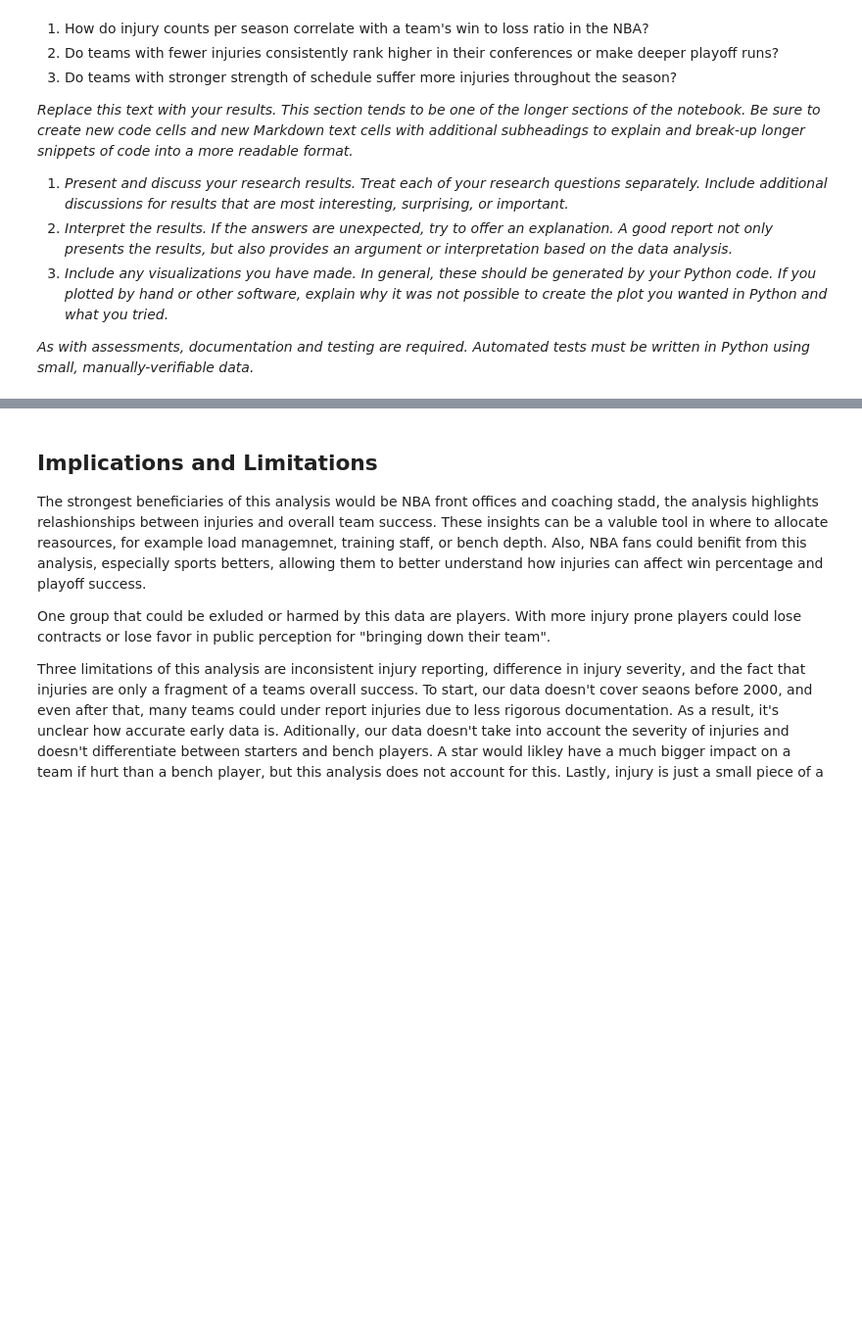
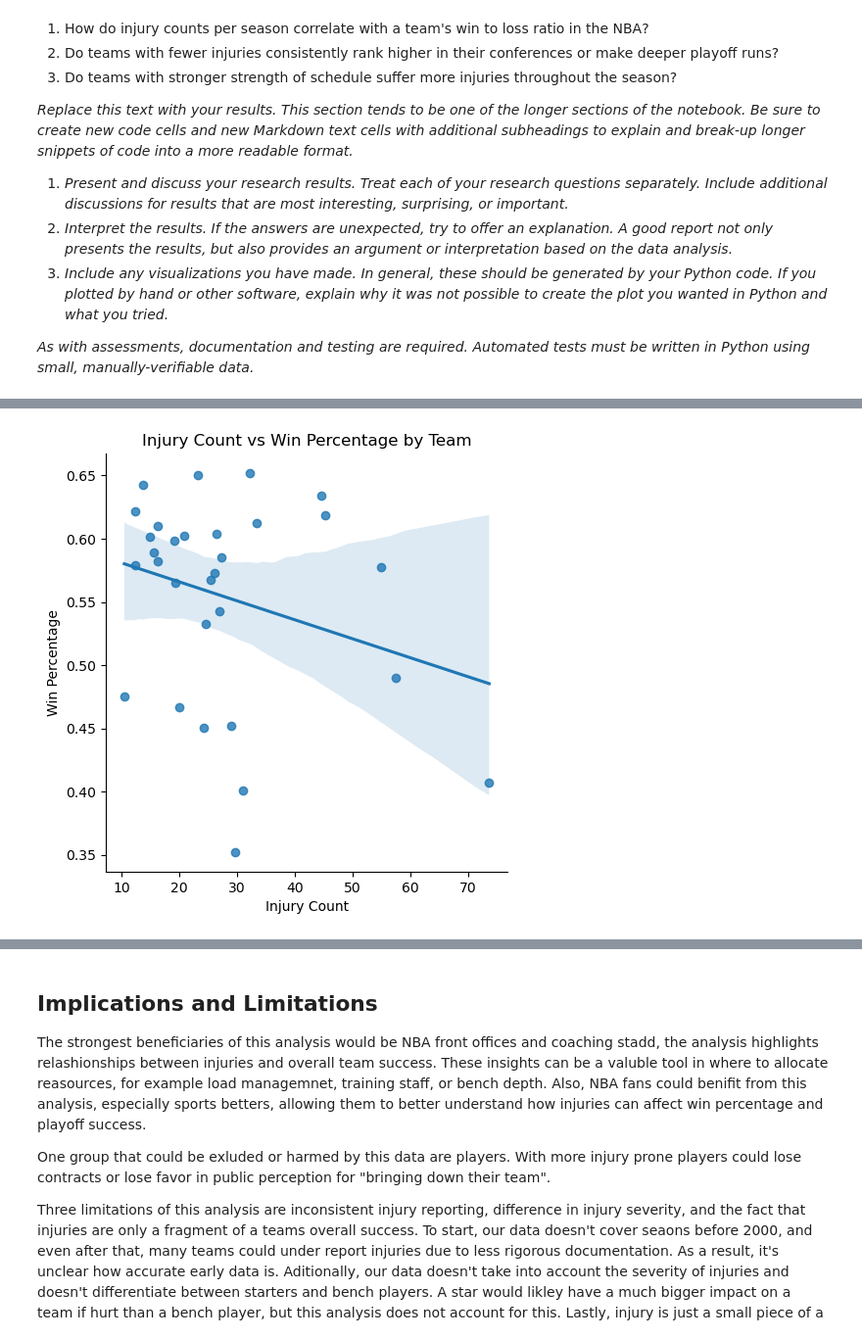
Before and after one commit to nadirahaddach/cse-final-nba-injury-analysis, a Jupyter notebook: project.ipynb, the cells around one changed output, grey strips where cells are left out. Shown at 98% size. Drawn from its saved outputs; the diff is of its cells as text; code cells hidden in the pictures; blank space fills up the shorter version.

```diff
--- a/project.ipynb
+++ b/project.ipynb
@@ -66,0 +300,91 @@ The plot for average win percentage for each team based of injury count over the
+# %%
+def plot_injury_vs_win_pct_team(df):
+    avg = df.groupby('Team')[['Injury_Count_x','W/L%']].mean().dropna()
+
+    plot = sns.lmplot(data=avg, x='Injury_Count_x', y='W/L%')
+    plot.set(xlabel='Injury Count', ylabel='Win Percentage', title='Injury Count vs Win Percentage by Team')
+    plt.show()
+
+plot_injury_vs_win_pct_team(merged_df)
+
+def plot_injury_vs_win_pct(df):
+    df = df.dropna(subset=['Injury_Count_x', 'W/L%'])
+
+    plot = sns.lmplot(data=df, x='Injury_Count_x', y='W/L%')
+    plot.set(xlabel='Injury Count', ylabel='Win Percentage', title='Injury Count vs Win Percentage')
+    plt.show()
+
+plot_injury_vs_win_pct(merged_df)
+
+def check_normality(data):
+    test_stat_normality, p_value_normality=stats.shapiro(data)
+    print("p value:%.4f" % p_value_normality)
+    if p_value_normality <0.05:
+        print("Reject null hypothesis >> The data is not normally distributed")
+    else:
+        print("Fail to reject null hypothesis >> The data is normally distributed")
+
+def check_variance_homogeneity(group1, group2):
+    test_stat_var, p_value_var= stats.levene(group1,group2)
+    print("p value:%.4f" % p_value_var)
+    if p_value_var <0.05:
+        print("Reject null hypothesis >> The variances of the samples are different.")
+    else:
+        print("Fail to reject null hypothesis >> The variances of the samples are same.")
+
+# 1 Assumptions
+print("Assumptions:")
+print("- Observations are independent across team-season.")
+print("- Injury count and win percentage are linearly related.")
+print("- Injury count and win percentage are approximately normally distributed (or large sample).")
+
+# 2 Define Variables
+df_test = merged_df.dropna(subset=['Injury_Count_x', 'W/L%'])
+df_test.describe()
+x = df_test['Injury_Count_x']
+y = df_test['W/L%']
+
+# 3 Check normality of each variable
+print("H0: The data is normally distributed.")
+print("H1: The data is not normally distrubted.")
+print("Assume that alpha=0.05 If p-value is >0.05, it can be said that data is normally distributed.")
+print()
+print("Normality check for Injury_Count_x:")
+check_normality(x)
+
+print("Normality check for W/L%:")
+check_normality(y)
+
+# 4 Check variance of each variable.
+print("H0: The variances of the samples are same.")
+print("H1: The variances of the samples are different.")
+print()
+print("""It tests the null hypothesis that the population variances are equal.
+If the resulting p-value of Levene's test is less than significance level 0.05,
+the obtained differences in sample variances are unlikely to have occurred based
+on random sampling from a population with equal variances.""")
+print()
+print("Variance homogeneity check (Injury_Count_x vs W/L%):")
+check_variance_homogeneity(x, y)
+
+# 5 Hypotheses
+print("Hypotheses:")
+print("H0: ρ = 0 -> No linear relationship between injury count and win percentage.")
+print("1₁: ρ != 0 -> Linear relationship exists between injury count and win percentage.")
+
+# 6 Pearson correlation test
+r, p_value = pearsonr(x, y)
+print(f"Pearson correlation coefficient: r = {r:.3f}")
+print(f"p-value = {p_value:.5f}")
+
+alpha = 0.05
+if p_value < alpha:
+    print("Reject null hypothesis -= Evidence of a linear relationship between injury count and win percentage.")
+    if r < 0:
+        print("Relationship is negative = More injuries tend to correlate with lower win percentage.")
+    else:
+        print("Relationship is positive = More injuries tend to correlate with higher win percentage.")
+else:
+    print("Fail to reject null hypothesis = No significant linear relationship detected.")
+# %% [output]
+[figure, added]
```
Also changed, not shown: parts of 14 cells of this notebook.
